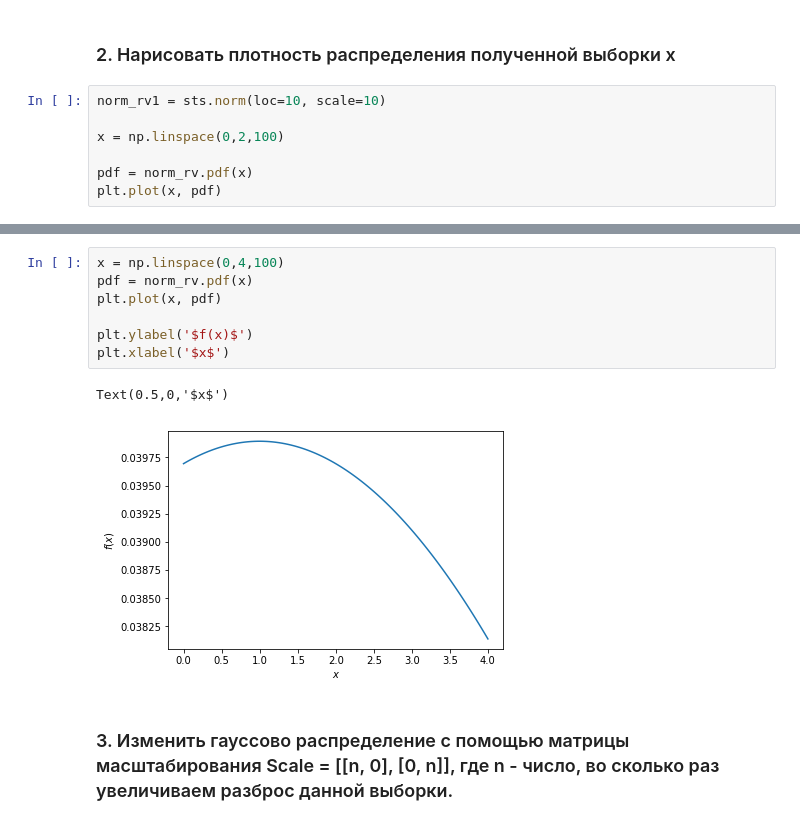
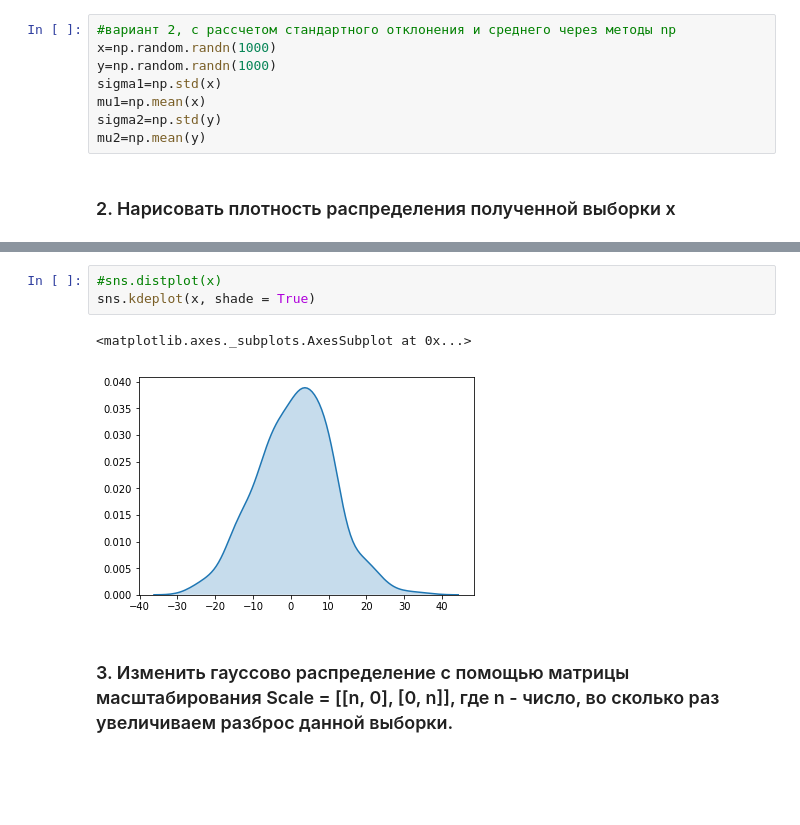
Before and after one commit to kgitt/DATA_ANALYTICS, a Jupyter notebook: python_8 (--).ipynb, the cells around one changed output, grey strips where cells are left out. Cells and saved outputs as stored; diff of their text form; blank space fills up the shorter version.

```diff
--- a/python_8 (--).ipynb
+++ b/python_8 (--).ipynb
@@ -16,9 +17,10 @@ plt.scatter(x, y, marker='+')
+# %%
+#вариант 2, с рассчетом стандартного отклонения и среднего через методы np
+x=np.random.randn(1000)
+y=np.random.randn(1000)
+sigma1=np.std(x)
+mu1=np.mean(x)
+sigma2=np.std(y)
+mu2=np.mean(y)
 # %% [markdown]
 ### 2. Нарисовать плотность распределения полученной выборки x
-# %%
-norm_rv1 = sts.norm(loc=10, scale=10)
-
-x = np.linspace(0,2,100)
-
-pdf = norm_rv.pdf(x)
-plt.plot(x, pdf)
@@ -28,12 +27,8 @@ plt.plot(x, pdf)
-# %%
-x = np.linspace(0,4,100)
-pdf = norm_rv.pdf(x)
-plt.plot(x, pdf)
-
-plt.ylabel('$f(x)$')
-plt.xlabel('$x$')
-# %% [output]
-Text(0.5,0,'$x$')
-[figure, removed]
+# %%
+#sns.distplot(x)
+sns.kdeplot(x, shade = True)
+# %% [output]
+<matplotlib.axes._subplots.AxesSubplot at 0x...>
+[figure, added]
 # %% [markdown]
 ### 3. Изменить гауссово распределение с помощью матрицы масштабирования Scale = [[n, 0], [0, n]], где n - число, во сколько раз увеличиваем разброс данной выборки.
```
Also changed, not shown: parts of 19 cells of this notebook.
